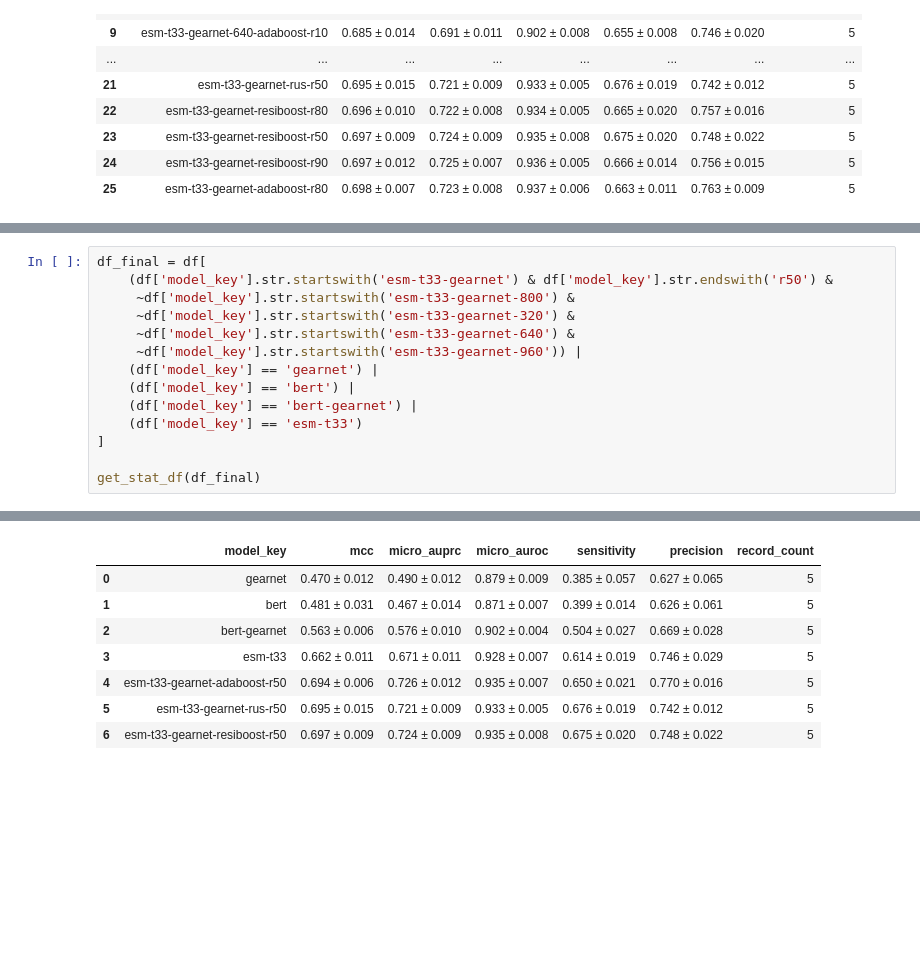
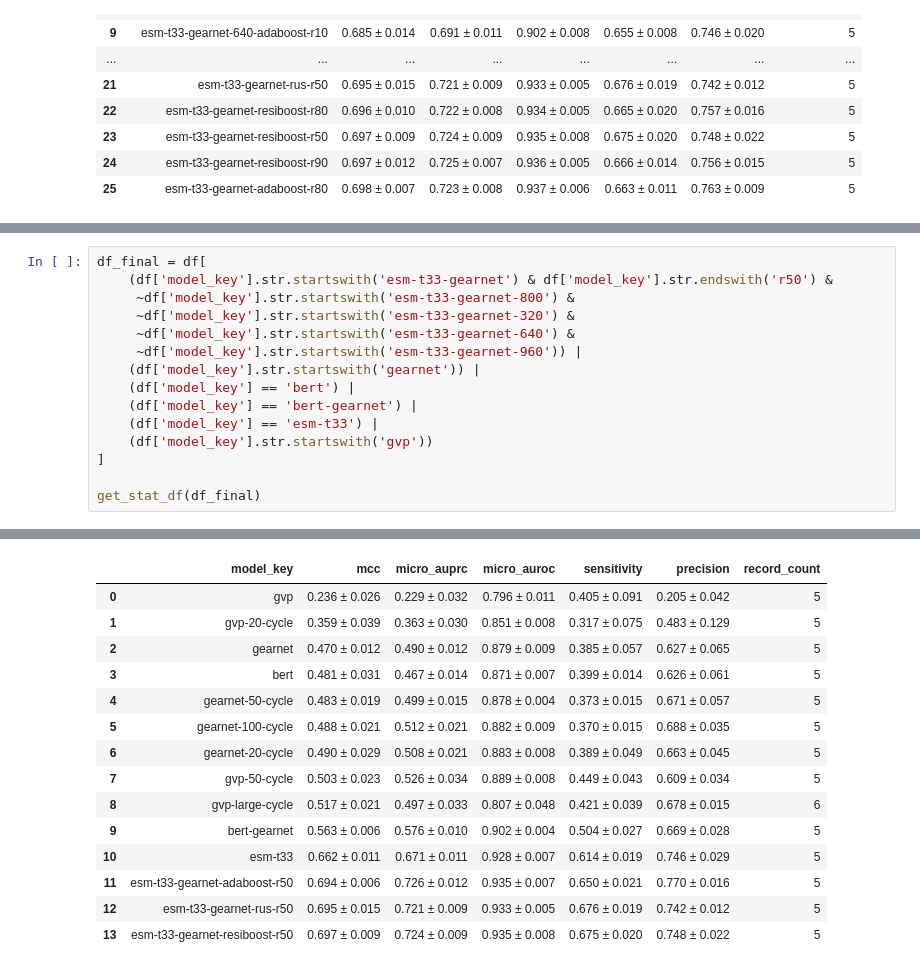
Before and after one commit to dlwocks31/MultiviewATPBind, a Jupyter notebook: result/analysis_atp.ipynb, the cells around one changed output, grey strips where cells are left out. Drawn from its saved outputs; the diff is of its cells as text; blank space fills up the shorter version.

```diff
--- a/result/analysis_atp.ipynb
+++ b/result/analysis_atp.ipynb
@@ -120,10 +120,11 @@ df_final = df[
      ~df['model_key'].str.startswith('esm-t33-gearnet-320') &
      ~df['model_key'].str.startswith('esm-t33-gearnet-640') &
      ~df['model_key'].str.startswith('esm-t33-gearnet-960')) |
-    (df['model_key'] == 'gearnet') |
+    (df['model_key'].str.startswith('gearnet')) |
     (df['model_key'] == 'bert') |
     (df['model_key'] == 'bert-gearnet') |
-    (df['model_key'] == 'esm-t33')
+    (df['model_key'] == 'esm-t33') |
+    (df['model_key'].str.startswith('gvp'))
 ]
 
 get_stat_df(df_final)
@@ -135,13 +143,20 @@ get_stat_df(df_final)
 | bert-gearnet                  | 0.563 ± 0.006 | 0.576 ± 0.010 | 0.902 ± 0.004 | 0.504 ± 0.027 | 0.669 ± 0.028 |
 | esm-t33                       | 0.662 ± 0.011 | 0.671 ± 0.011 | 0.928 ± 0.007 | 0.614 ± 0.019 | 0.746 ± 0.029 |
 | esm-t33-gearnet-adaboost-r50  | 0.694 ± 0.006 | 0.726 ± 0.012 | 0.935 ± 0.007 | 0.650 ± 0.021 | 0.770 ± 0.016 |
 | esm-t33-gearnet-rus-r50       | 0.695 ± 0.015 | 0.721 ± 0.009 | 0.933 ± 0.005 | 0.676 ± 0.019 | 0.742 ± 0.012 |
 | esm-t33-gearnet-resiboost-r50 | 0.697 ± 0.009 | 0.724 ± 0.009 | 0.935 ± 0.008 | 0.675 ± 0.020 | 0.748 ± 0.022 |
 |  | model_key | mcc | micro_auprc | micro_auroc | sensitivity | precision | record_count |
-| 0 | gearnet | 0.470 ± 0.012 | 0.490 ± 0.012 | 0.879 ± 0.009 | 0.385 ± 0.057 | 0.627 ± 0.065 | 5 |
-| 1 | bert | 0.481 ± 0.031 | 0.467 ± 0.014 | 0.871 ± 0.007 | 0.399 ± 0.014 | 0.626 ± 0.061 | 5 |
-| 2 | bert-gearnet | 0.563 ± 0.006 | 0.576 ± 0.010 | 0.902 ± 0.004 | 0.504 ± 0.027 | 0.669 ± 0.028 | 5 |
-| 3 | esm-t33 | 0.662 ± 0.011 | 0.671 ± 0.011 | 0.928 ± 0.007 | 0.614 ± 0.019 | 0.746 ± 0.029 | 5 |
-| 4 | esm-t33-gearnet-adaboost-r50 | 0.694 ± 0.006 | 0.726 ± 0.012 | 0.935 ± 0.007 | 0.650 ± 0.021 | 0.770 ± 0.016 | 5 |
-| 5 | esm-t33-gearnet-rus-r50 | 0.695 ± 0.015 | 0.721 ± 0.009 | 0.933 ± 0.005 | 0.676 ± 0.019 | 0.742 ± 0.012 | 5 |
-| 6 | esm-t33-gearnet-resiboost-r50 | 0.697 ± 0.009 | 0.724 ± 0.009 | 0.935 ± 0.008 | 0.675 ± 0.020 | 0.748 ± 0.022 | 5 |
+| 0 | gvp | 0.236 ± 0.026 | 0.229 ± 0.032 | 0.796 ± 0.011 | 0.405 ± 0.091 | 0.205 ± 0.042 | 5 |
+| 1 | gvp-20-cycle | 0.359 ± 0.039 | 0.363 ± 0.030 | 0.851 ± 0.008 | 0.317 ± 0.075 | 0.483 ± 0.129 | 5 |
+| 2 | gearnet | 0.470 ± 0.012 | 0.490 ± 0.012 | 0.879 ± 0.009 | 0.385 ± 0.057 | 0.627 ± 0.065 | 5 |
+| 3 | bert | 0.481 ± 0.031 | 0.467 ± 0.014 | 0.871 ± 0.007 | 0.399 ± 0.014 | 0.626 ± 0.061 | 5 |
+| 4 | gearnet-50-cycle | 0.483 ± 0.019 | 0.499 ± 0.015 | 0.878 ± 0.004 | 0.373 ± 0.015 | 0.671 ± 0.057 | 5 |
+| 5 | gearnet-100-cycle | 0.488 ± 0.021 | 0.512 ± 0.021 | 0.882 ± 0.009 | 0.370 ± 0.015 | 0.688 ± 0.035 | 5 |
+| 6 | gearnet-20-cycle | 0.490 ± 0.029 | 0.508 ± 0.021 | 0.883 ± 0.008 | 0.389 ± 0.049 | 0.663 ± 0.045 | 5 |
+| 7 | gvp-50-cycle | 0.503 ± 0.023 | 0.526 ± 0.034 | 0.889 ± 0.008 | 0.449 ± 0.043 | 0.609 ± 0.034 | 5 |
+| 8 | gvp-large-cycle | 0.517 ± 0.021 | 0.497 ± 0.033 | 0.807 ± 0.048 | 0.421 ± 0.039 | 0.678 ± 0.015 | 6 |
+| 9 | bert-gearnet | 0.563 ± 0.006 | 0.576 ± 0.010 | 0.902 ± 0.004 | 0.504 ± 0.027 | 0.669 ± 0.028 | 5 |
+| 10 | esm-t33 | 0.662 ± 0.011 | 0.671 ± 0.011 | 0.928 ± 0.007 | 0.614 ± 0.019 | 0.746 ± 0.029 | 5 |
+| 11 | esm-t33-gearnet-adaboost-r50 | 0.694 ± 0.006 | 0.726 ± 0.012 | 0.935 ± 0.007 | 0.650 ± 0.021 | 0.770 ± 0.016 | 5 |
+| 12 | esm-t33-gearnet-rus-r50 | 0.695 ± 0.015 | 0.721 ± 0.009 | 0.933 ± 0.005 | 0.676 ± 0.019 | 0.742 ± 0.012 | 5 |
+| 13 | esm-t33-gearnet-resiboost-r50 | 0.697 ± 0.009 | 0.724 ± 0.009 | 0.935 ± 0.008 | 0.675 ± 0.020 | 0.748 ± 0.022 | 5 |
```
Also changed, not shown: parts of 2 cells of this notebook, 7 other files.
